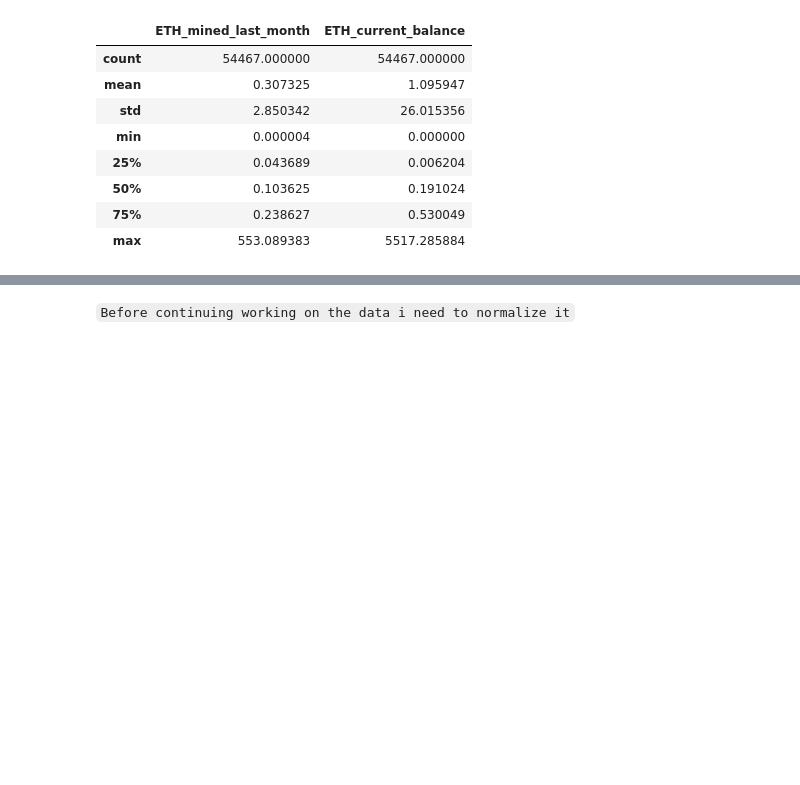
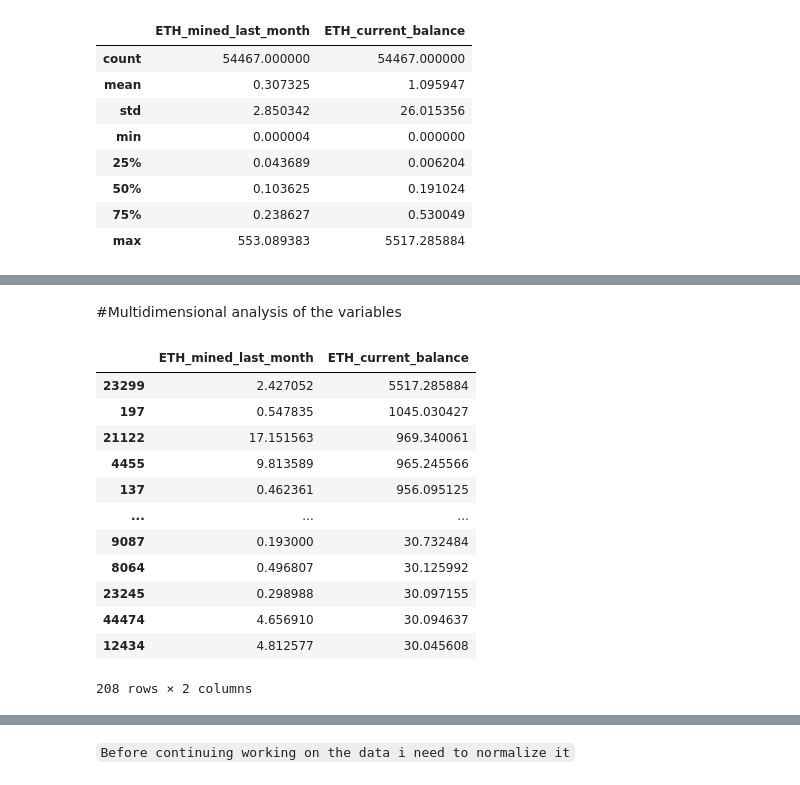
Before and after one commit to motm-1/DS-proyects, a Jupyter notebook: ETH_2MINERS_PROYECT.ipynb, the cells around one changed output, grey strips where cells are left out. Saved outputs shown, nothing was run; the diff lists cells and outputs as text; code cells hidden in the pictures; blank space fills up the shorter version.

```diff
--- a/ETH_2MINERS_PROYECT.ipynb
+++ b/ETH_2MINERS_PROYECT.ipynb
@@ -158 +161,19 @@ ETH_Data[ETH_Data['ETH_current_balance']< ETH_Data['ETH_current_balance'].quanti
+# %% [markdown]
+#Multidimensional analysis of the variables
+# %%
+ETH_Data.loc[ETH_Data['ETH_current_balance'] > 30][['ETH_mined_last_month', 'ETH_current_balance']].sort_values(by='ETH_current_balance',ascending=False)
+# %% [output]
+|  | ETH_mined_last_month | ETH_current_balance |
+| 23299 | 2.427052 | 5517.285884 |
+| 197 | 0.547835 | 1045.030427 |
+| 21122 | 17.151563 | 969.340061 |
+| 4455 | 9.813589 | 965.245566 |
+| 137 | 0.462361 | 956.095125 |
+| ... | ... | ... |
+| 9087 | 0.193000 | 30.732484 |
+| 8064 | 0.496807 | 30.125992 |
+| 23245 | 0.298988 | 30.097155 |
+| 44474 | 4.656910 | 30.094637 |
+| 12434 | 4.812577 | 30.045608 |
+208 rows × 2 columns
 # %%
```
Also changed, not shown: parts of 8 cells of this notebook.
